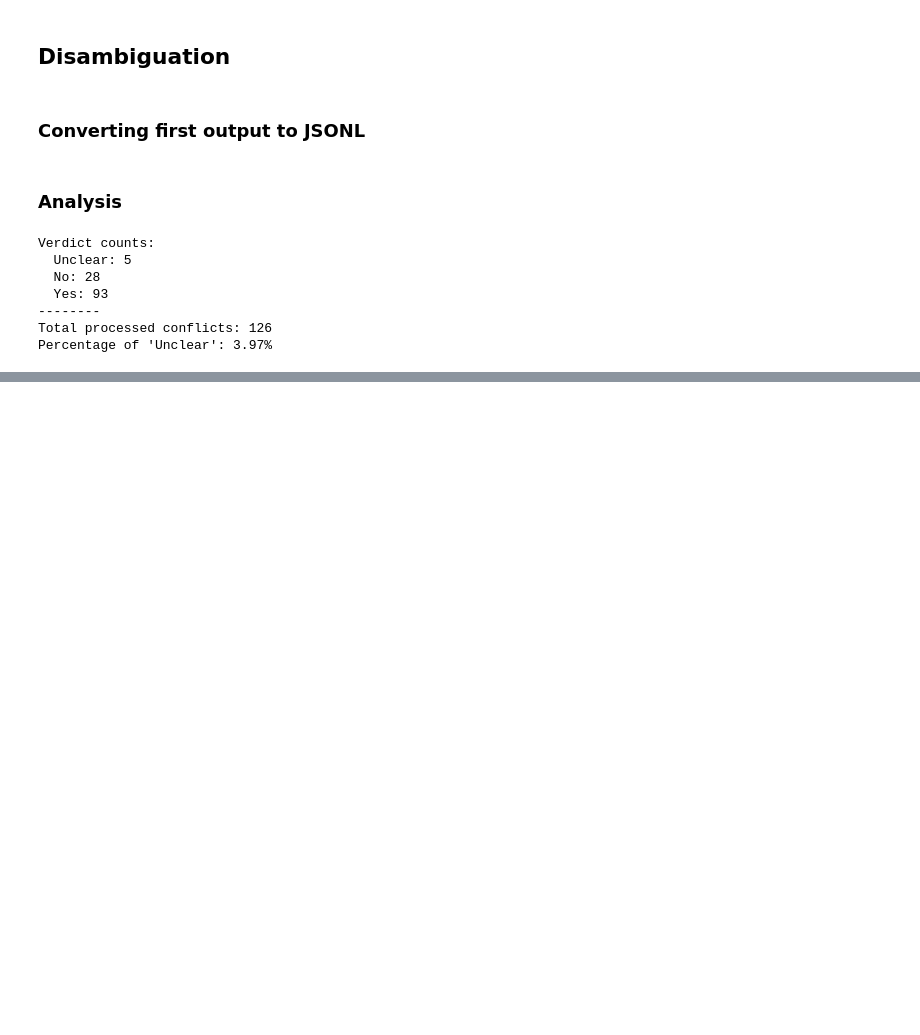
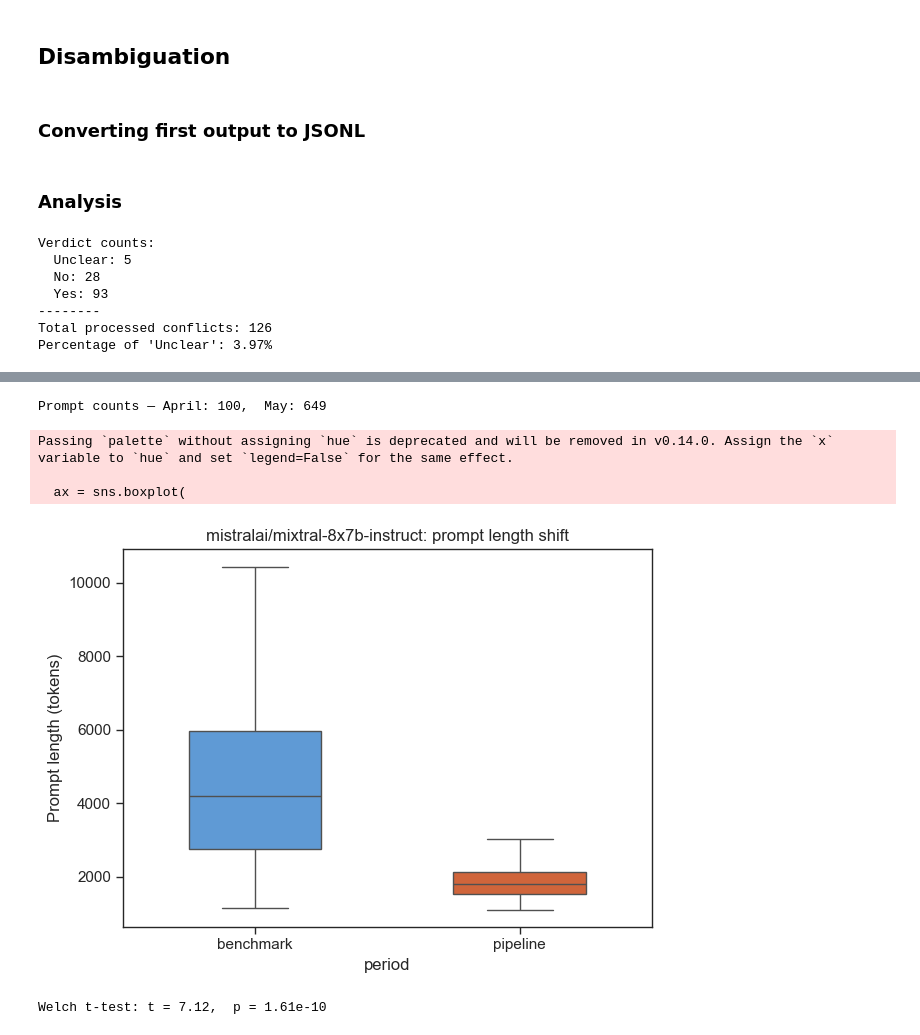
Before and after one commit to inab/research-software-etl, a Jupyter notebook: scripts/data/analysis.ipynb, the cells around one changed output, grey strips where cells are left out. Cells and saved outputs as stored; diff of their text form; code cells hidden in the pictures; blank space fills up the shorter version.

```diff
--- a/scripts/data/analysis.ipynb
+++ b/scripts/data/analysis.ipynb
@@ -74,0 +270,57 @@ Percentage of 'Unclear': 3.97%
+# %%
+# ------------------------------------------------------------------
+# 0) Imports
+import pandas as pd, seaborn as sns, matplotlib.pyplot as plt, scipy.stats as st
+from pathlib import Path
+
+# ------------------------------------------------------------------
+# 1) Load the provider logs
+df_apr = pd.read_csv("openrouter_activity_april.csv")
+df_may = pd.read_csv("openrouter_activity_may.csv")
+
+# Give each frame a label
+df_apr["period"] = "benchmark"
+df_may["period"] = "pipeline"
+
+# ------------------------------------------------------------------
+# 2) OPTIONAL: filter by a single model
+#    Comment the next two lines if you want all models pooled.
+MODEL = "mistralai/mixtral-8x7b-instruct"            # or "Llama 4 Scout" etc.
+df_apr = df_apr[df_apr["model_permaslug"] == MODEL]
+df_may = df_may[df_may["model_permaslug"] == MODEL]
+
+# Merge for plotting
+df_len = pd.concat([df_apr, df_may], ignore_index=True)
+
+print(f"Prompt counts — April: {len(df_apr)},  May: {len(df_may)}")
+
+# ------------------------------------------------------------------
+# 3) Plot side-by-side boxplots
+sns.set_theme(style="ticks", context="paper", font_scale=1.25)
+ax = sns.boxplot(
+    data=df_len,
+    x="period", y="tokens_prompt",
+    palette=["#4C9AE8", "#E95A22"],
+    width=0.5, showfliers=False
+)
+ax.set_ylabel("Prompt length (tokens)")
+title = f"{MODEL}: prompt length shift" if "MODEL" in locals() else "Prompt length shift"
+ax.set_title(title)
+plt.tight_layout()
+plt.show()
+
+# ------------------------------------------------------------------
+# 4) Welch t-test for mean difference
+t, p = st.ttest_ind(
+    df_apr["tokens_prompt"],
+    df_may["tokens_prompt"],
+    equal_var=False
+)
+print(f"Welch t-test: t = {t:.2f},  p = {p:.3g}")
+# %% [output]
+Prompt counts — April: 100,  May: 649
+Passing `palette` without assigning `hue` is deprecated and will be removed in v0.14.0. Assign the `x` variable to `hue` and set `legend=False` for the same effect.
+
+  ax = sns.boxplot(
+[figure, added]
+Welch t-test: t = 7.12,  p = 1.61e-10
```
Also changed, not shown: parts of 4 cells of this notebook, 15 other files.
